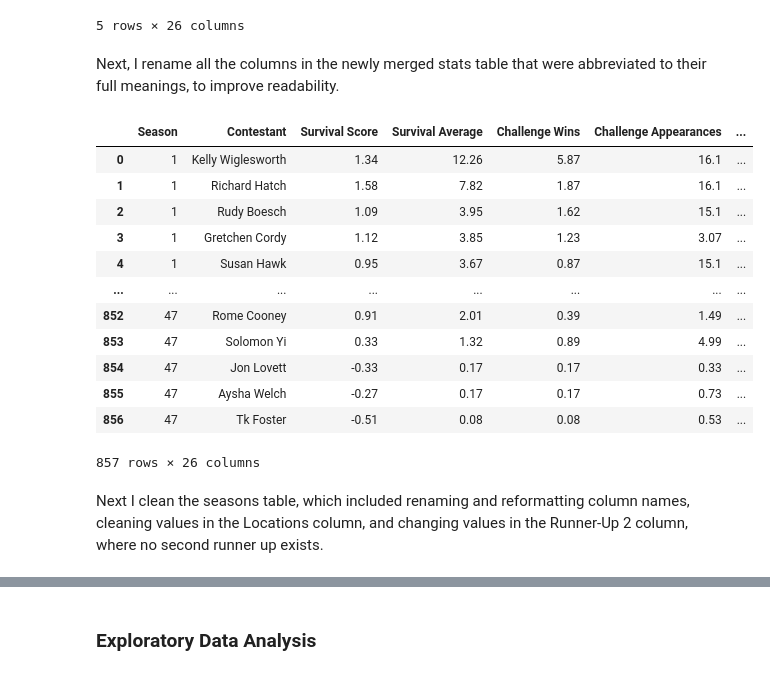
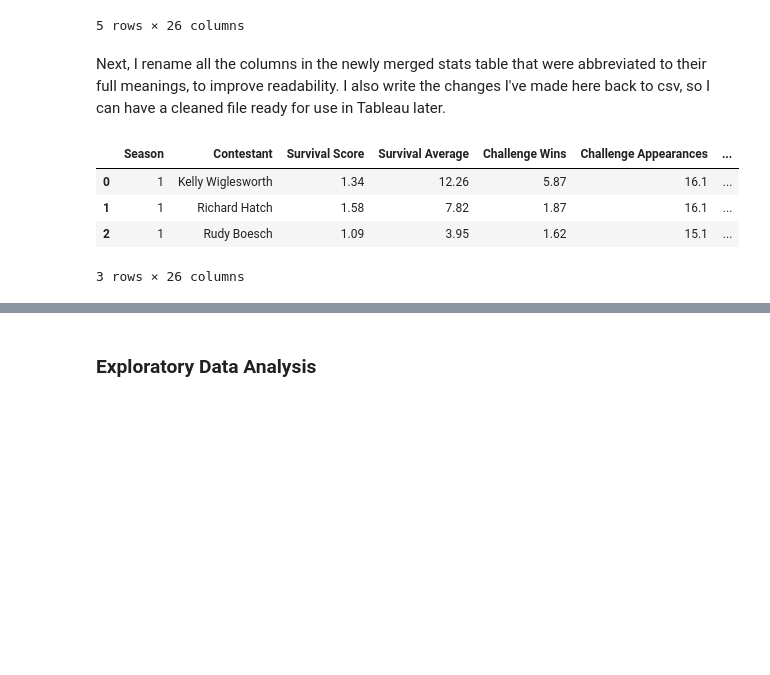
Before and after one commit to jubilbee/Survivor_EDA, a Jupyter notebook: Survivor_EDA.ipynb, the cells around one changed output, grey strips where cells are left out. Drawn from its saved outputs; the diff is of its cells as text; code cells hidden in the pictures; blank space fills up the shorter version.

```diff
--- a/Survivor_EDA.ipynb
+++ b/Survivor_EDA.ipynb
@@ -123,7 +122,7 @@ stats.tail()
 | 856 | 47 | Tk Foster | -0.51 | 0.08 | 0.08 | 0.53 | 0.16 | 0 | 0 | 4 | ... | ... |
 5 rows × 26 columns
 # %% [markdown]
-Next, I rename all the columns in the newly merged stats table that were abbreviated to their full meanings, to improve readability.
+Next, I rename all the columns in the newly merged stats table that were abbreviated to their full meanings, to improve readability. I also write the changes I've made here back to csv, so I can have a cleaned file ready for use in Tableau later.
 # %%
 def rename_columns(stats) -> pd.DataFrame:
     """
@@ -136,42 +135,33 @@ def rename_columns(stats) -> pd.DataFrame:
         'ChA': 'Challenge Appearances',
         'ChW%': 'Challenge Win %',
         'SO': 'Sit Outs',
         'VFB': 'Votes For Bootee',
         'VAP': 'Votes Against (Total)',
         'TotV': 'Total Votes Cast',
         'TCA': 'Tribal Council Appearances',
         'TC%': 'Tribal Counicl %',
         'wTCR': 'Tribal Council Ratio (Weighted)',
         'JVF': 'Jury Votes For',
         'TotJ': 'Total Numbers Of Jurors',
         'JV%': 'Jury Votes %',
         'IF': 'Idols Found',
         'IH': 'Idols Held',
         'IP': 'Idols Played',
         'VV': 'Votes Voided',
         'ICW': 'Immunity Challenge Wins',
         'ICA': 'Immunity Challenge Appearances',
         'AF': 'Advantages Found',
         'AP': 'Advantages Played'
     })
     return stats
 stats.to_csv('stats.csv', index=False)
 stats = rename_columns(stats)
 # update/ append or rewrite stats.csv with cleaned data (and ig the other tables (season, contestant) as well) to pull to tableau)
-stats
+stats.head(3)
+# Change 'Alicia Callaway' to 'Alicia Calaway' - alternatively, could use the code for closest match from scraper to ensure the names from contestants are the names in stats.
 # %% [output]
 |  | Season | Contestant | Survival Score | Survival Average | Challenge Wins | Challenge Appearances | ... |
 | 0 | 1 | Kelly Wiglesworth | 1.34 | 12.26 | 5.87 | 16.1 | ... |
 | 1 | 1 | Richard Hatch | 1.58 | 7.82 | 1.87 | 16.1 | ... |
 | 2 | 1 | Rudy Boesch | 1.09 | 3.95 | 1.62 | 15.1 | ... |
-| 3 | 1 | Gretchen Cordy | 1.12 | 3.85 | 1.23 | 3.07 | ... |
-| 4 | 1 | Susan Hawk | 0.95 | 3.67 | 0.87 | 15.1 | ... |
-| ... | ... | ... | ... | ... | ... | ... | ... |
-| 852 | 47 | Rome Cooney | 0.91 | 2.01 | 0.39 | 1.49 | ... |
-| 853 | 47 | Solomon Yi | 0.33 | 1.32 | 0.89 | 4.99 | ... |
-| 854 | 47 | Jon Lovett | -0.33 | 0.17 | 0.17 | 0.33 | ... |
-| 855 | 47 | Aysha Welch | -0.27 | 0.17 | 0.17 | 0.73 | ... |
-| 856 | 47 | Tk Foster | -0.51 | 0.08 | 0.08 | 0.53 | ... |
-857 rows × 26 columns
+3 rows × 26 columns
-# %% [markdown]
-Next I clean the seasons table, which included renaming and reformatting column names, cleaning values in the Locations column, and changing values in the Runner-Up 2 column, where no second runner up exists.
```
Also changed, not shown: parts of 16 cells of this notebook, 3 other files.
